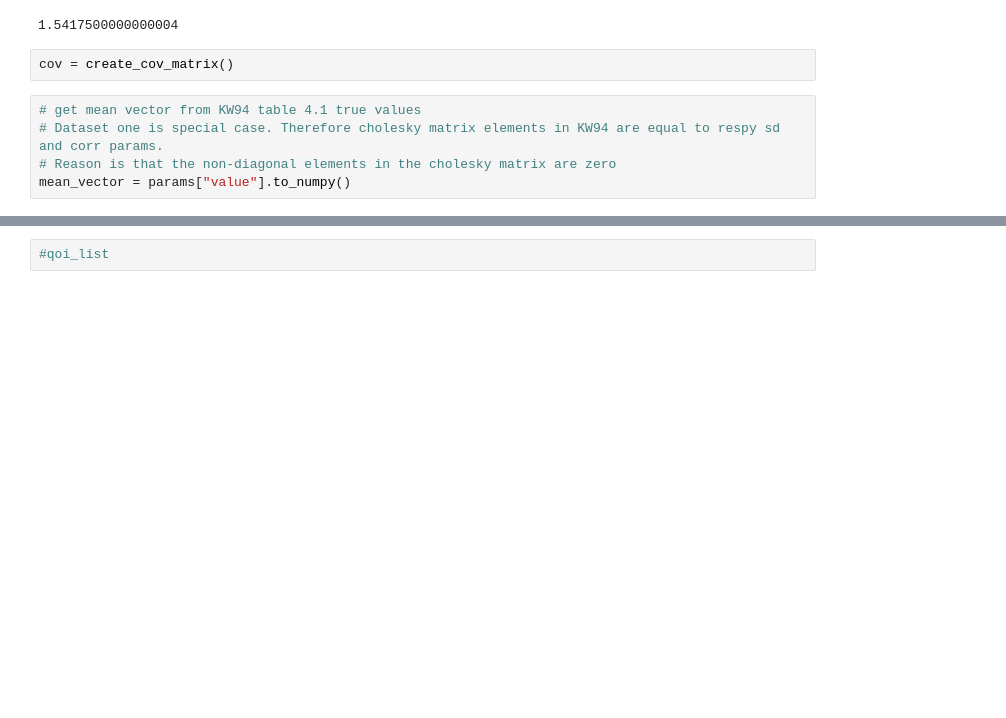
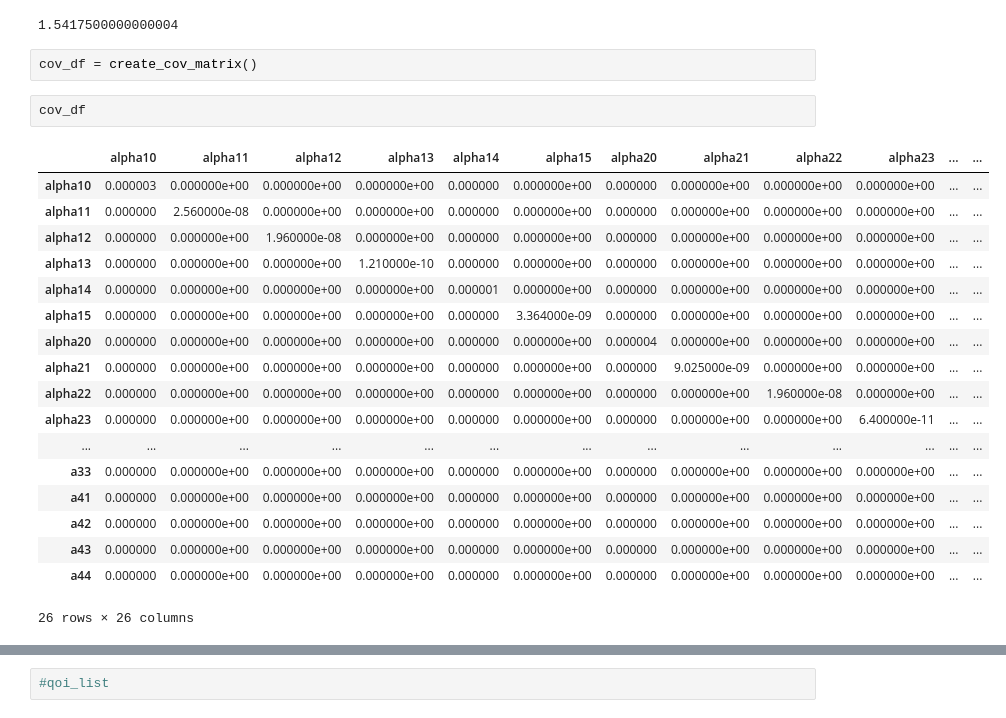
Before and after one commit to fagan2888/numerical-toolbox-uncertainty-quantification, a Jupyter notebook: uncertainty-quantification/sandbox.ipynb, the cells around one changed output, grey strips where cells are left out. Cells and saved outputs as stored; diff of their text form; blank space fills up the shorter version.

```diff
--- a/uncertainty-quantification/sandbox.ipynb
+++ b/uncertainty-quantification/sandbox.ipynb
@@ -44,9 +44,25 @@ expected_qoi
 # %% [output]
 1.5417500000000004
 # %%
-cov = create_cov_matrix()
+cov_df = create_cov_matrix()
-# %%
-# get mean vector from KW94 table 4.1 true values
-# Dataset one is special case. Therefore cholesky matrix elements in KW94 are equal to respy sd and corr params.
-# Reason is that the non-diagonal elements in the cholesky matrix are zero
-mean_vector = params["value"].to_numpy()
+# %%
+cov_df
+# %% [output]
+|  | alpha10 | alpha11 | alpha12 | alpha13 | alpha14 | alpha15 | alpha20 | alpha21 | alpha22 | alpha23 | ... | ... |
+| alpha10 | 0.000003 | 0.000000e+00 | 0.000000e+00 | 0.000000e+00 | 0.000000 | 0.000000e+00 | 0.000000 | 0.000000e+00 | 0.000000e+00 | 0.000000e+00 | ... | ... |
+| alpha11 | 0.000000 | 2.560000e-08 | 0.000000e+00 | 0.000000e+00 | 0.000000 | 0.000000e+00 | 0.000000 | 0.000000e+00 | 0.000000e+00 | 0.000000e+00 | ... | ... |
+| alpha12 | 0.000000 | 0.000000e+00 | 1.960000e-08 | 0.000000e+00 | 0.000000 | 0.000000e+00 | 0.000000 | 0.000000e+00 | 0.000000e+00 | 0.000000e+00 | ... | ... |
+| alpha13 | 0.000000 | 0.000000e+00 | 0.000000e+00 | 1.210000e-10 | 0.000000 | 0.000000e+00 | 0.000000 | 0.000000e+00 | 0.000000e+00 | 0.000000e+00 | ... | ... |
+| alpha14 | 0.000000 | 0.000000e+00 | 0.000000e+00 | 0.000000e+00 | 0.000001 | 0.000000e+00 | 0.000000 | 0.000000e+00 | 0.000000e+00 | 0.000000e+00 | ... | ... |
+| alpha15 | 0.000000 | 0.000000e+00 | 0.000000e+00 | 0.000000e+00 | 0.000000 | 3.364000e-09 | 0.000000 | 0.000000e+00 | 0.000000e+00 | 0.000000e+00 | ... | ... |
+| alpha20 | 0.000000 | 0.000000e+00 | 0.000000e+00 | 0.000000e+00 | 0.000000 | 0.000000e+00 | 0.000004 | 0.000000e+00 | 0.000000e+00 | 0.000000e+00 | ... | ... |
+| alpha21 | 0.000000 | 0.000000e+00 | 0.000000e+00 | 0.000000e+00 | 0.000000 | 0.000000e+00 | 0.000000 | 9.025000e-09 | 0.000000e+00 | 0.000000e+00 | ... | ... |
+| alpha22 | 0.000000 | 0.000000e+00 | 0.000000e+00 | 0.000000e+00 | 0.000000 | 0.000000e+00 | 0.000000 | 0.000000e+00 | 1.960000e-08 | 0.000000e+00 | ... | ... |
+| alpha23 | 0.000000 | 0.000000e+00 | 0.000000e+00 | 0.000000e+00 | 0.000000 | 0.000000e+00 | 0.000000 | 0.000000e+00 | 0.000000e+00 | 6.400000e-11 | ... | ... |
+| ... | ... | ... | ... | ... | ... | ... | ... | ... | ... | ... | ... | ... |
+| a33 | 0.000000 | 0.000000e+00 | 0.000000e+00 | 0.000000e+00 | 0.000000 | 0.000000e+00 | 0.000000 | 0.000000e+00 | 0.000000e+00 | 0.000000e+00 | ... | ... |
+| a41 | 0.000000 | 0.000000e+00 | 0.000000e+00 | 0.000000e+00 | 0.000000 | 0.000000e+00 | 0.000000 | 0.000000e+00 | 0.000000e+00 | 0.000000e+00 | ... | ... |
+| a42 | 0.000000 | 0.000000e+00 | 0.000000e+00 | 0.000000e+00 | 0.000000 | 0.000000e+00 | 0.000000 | 0.000000e+00 | 0.000000e+00 | 0.000000e+00 | ... | ... |
+| a43 | 0.000000 | 0.000000e+00 | 0.000000e+00 | 0.000000e+00 | 0.000000 | 0.000000e+00 | 0.000000 | 0.000000e+00 | 0.000000e+00 | 0.000000e+00 | ... | ... |
+| a44 | 0.000000 | 0.000000e+00 | 0.000000e+00 | 0.000000e+00 | 0.000000 | 0.000000e+00 | 0.000000 | 0.000000e+00 | 0.000000e+00 | 0.000000e+00 | ... | ... |
+26 rows × 26 columns
```
Also changed, not shown: parts of 6 cells of this notebook, 8 other files.
